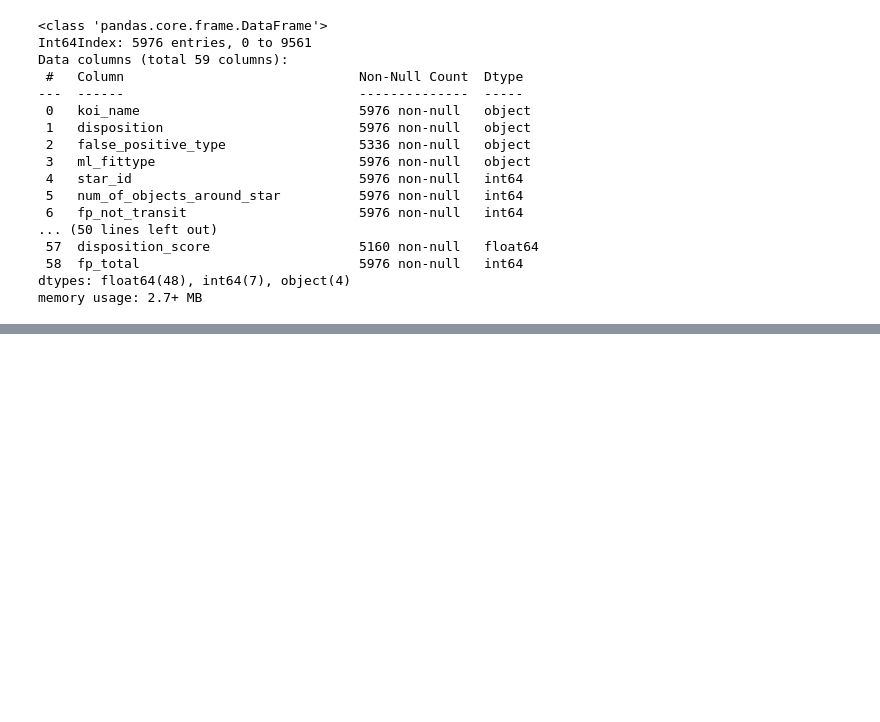
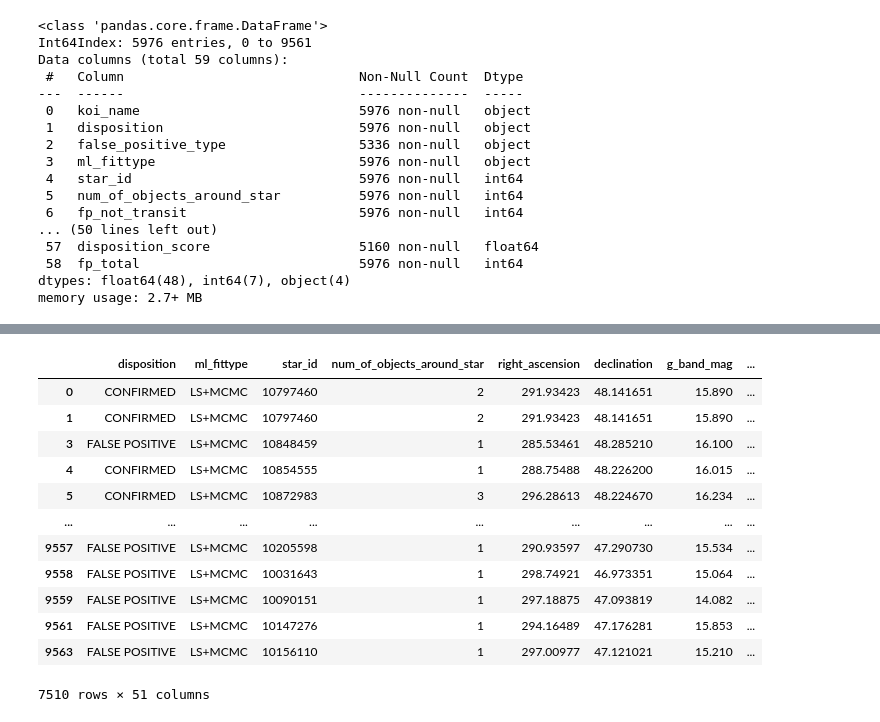
Before and after one commit to JoshuaGottlieb/Exoplanet-Classification, a Jupyter notebook: notebooks/Data-Cleaning.ipynb, the cells around one changed output, grey strips where cells are left out. Cells and saved outputs as stored; diff of their text form; code cells hidden in the pictures; blank space fills up the shorter version.

Commit message:
Added preprocessed multi-class and binary-class dataframes as parquet files for further use.

```diff
--- a/notebooks/Data-Cleaning.ipynb
+++ b/notebooks/Data-Cleaning.ipynb
@@ -122,0 +125,20 @@ binary_class_df
+# %%
+binary_class_df.drop(['koi_name', 'false_positive_type', 'fp_total', 'fp_not_transit', 'disposition_score',
+                      'fp_stellar_eclipse', 'fp_centroid_offset', 'fp_contamination'],
+                    axis = 1, inplace = True)
+# %%
+binary_class_df
+# %% [output]
+|  | disposition | ml_fittype | star_id | num_of_objects_around_star | right_ascension | declination | g_band_mag | ... |
+| 0 | CONFIRMED | LS+MCMC | 10797460 | 2 | 291.93423 | 48.141651 | 15.890 | ... |
+| 1 | CONFIRMED | LS+MCMC | 10797460 | 2 | 291.93423 | 48.141651 | 15.890 | ... |
+| 3 | FALSE POSITIVE | LS+MCMC | 10848459 | 1 | 285.53461 | 48.285210 | 16.100 | ... |
+| 4 | CONFIRMED | LS+MCMC | 10854555 | 1 | 288.75488 | 48.226200 | 16.015 | ... |
+| 5 | CONFIRMED | LS+MCMC | 10872983 | 3 | 296.28613 | 48.224670 | 16.234 | ... |
+| ... | ... | ... | ... | ... | ... | ... | ... | ... |
+| 9557 | FALSE POSITIVE | LS+MCMC | 10205598 | 1 | 290.93597 | 47.290730 | 15.534 | ... |
+| 9558 | FALSE POSITIVE | LS+MCMC | 10031643 | 1 | 298.74921 | 46.973351 | 15.064 | ... |
+| 9559 | FALSE POSITIVE | LS+MCMC | 10090151 | 1 | 297.18875 | 47.093819 | 14.082 | ... |
+| 9561 | FALSE POSITIVE | LS+MCMC | 10147276 | 1 | 294.16489 | 47.176281 | 15.853 | ... |
+| 9563 | FALSE POSITIVE | LS+MCMC | 10156110 | 1 | 297.00977 | 47.121021 | 15.210 | ... |
+7510 rows × 51 columns
```
Also changed, not shown: parts of 8 cells of this notebook, 2 other files.
